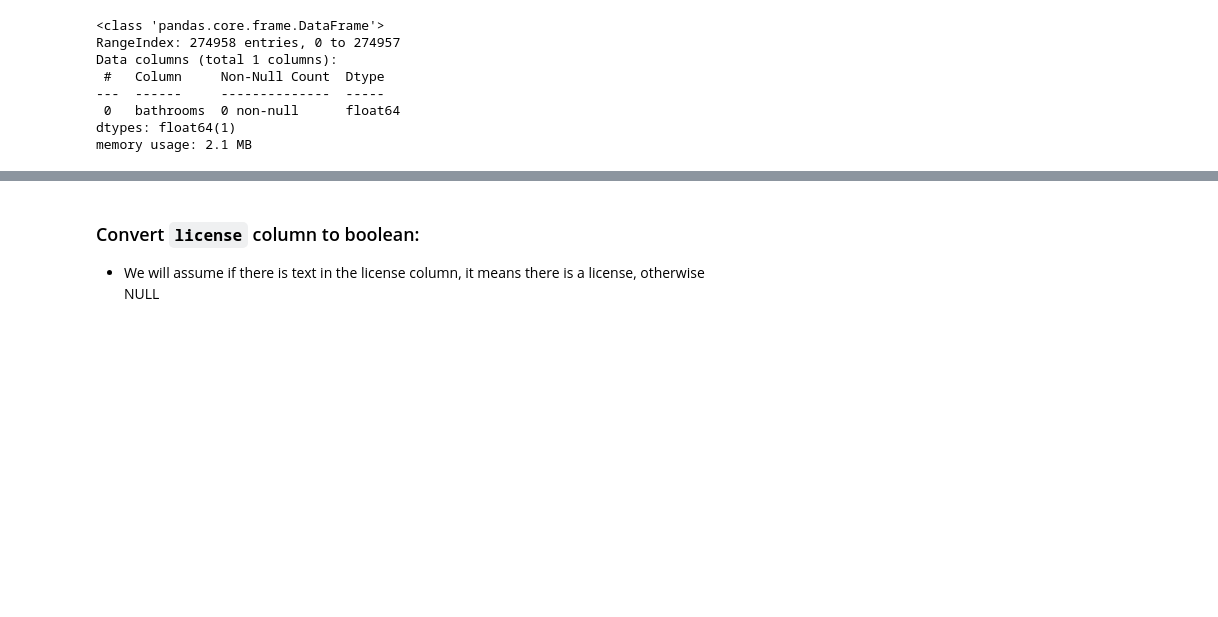
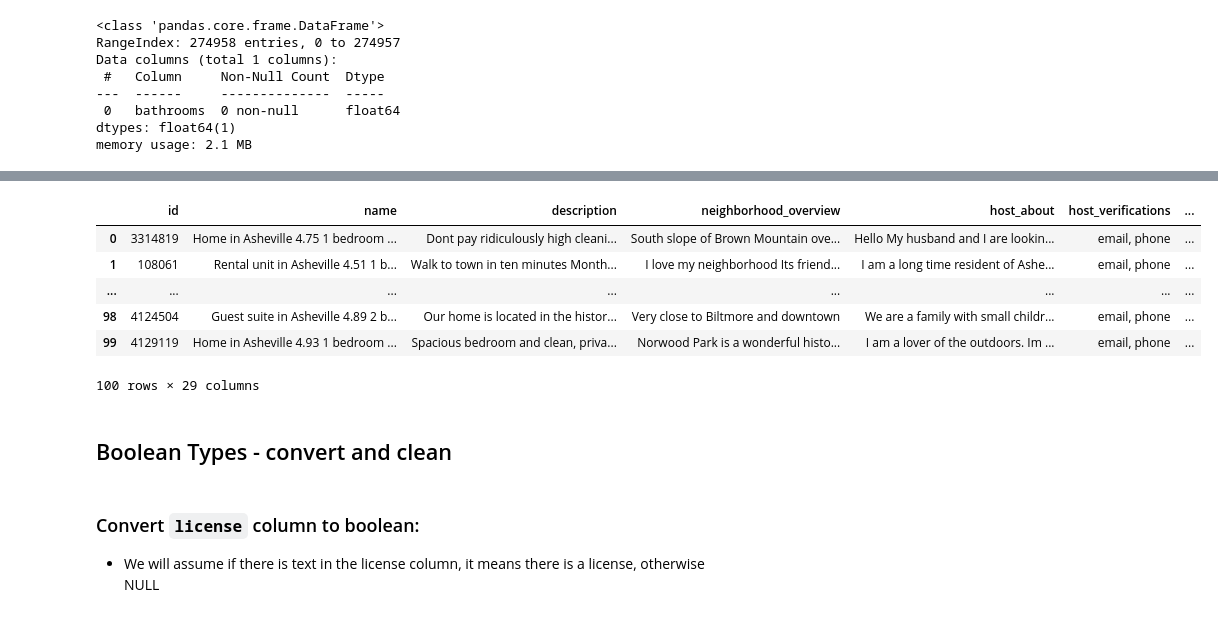
Before and after one commit to clairesarraille/airbnb_price_prediction, a Jupyter notebook: 01_Colab.ipynb, the cells around one changed output, grey strips where cells are left out. Cells and saved outputs as stored; diff of their text form; code cells hidden in the pictures; blank space fills up the shorter version.

Commit message:
Preview with neighborhood cols dropped

```diff
--- a/01_Colab.ipynb
+++ b/01_Colab.ipynb
@@ -224,0 +330,4 @@ for col in range(df.shape[1]):
+# %%
+data_table.enable_dataframe_formatter()
+df.head(100)
+# %% [output]
@@ -225,3 +335,12 @@ for col in range(df.shape[1]):
+|  | id | name | description | neighborhood_overview | host_about | host_verifications | ... |
+| 0 | 3314819 | Home in Asheville 4.75 1 bedroom ... | Dont pay ridiculously high cleani... | South slope of Brown Mountain ove... | Hello My husband and I are lookin... | email, phone | ... |
+| 1 | 108061 | Rental unit in Asheville 4.51 1 b... | Walk to town in ten minutes Month... | I love my neighborhood Its friend... | I am a long time resident of Ashe... | email, phone | ... |
+| ... | ... | ... | ... | ... | ... | ... | ... |
+| 98 | 4124504 | Guest suite in Asheville 4.89 2 b... | Our home is located in the histor... | Very close to Biltmore and downtown | We are a family with small childr... | email, phone | ... |
+| 99 | 4129119 | Home in Asheville 4.93 1 bedroom ... | Spacious bedroom and clean, priva... | Norwood Park is a wonderful histo... | I am a lover of the outdoors. Im ... | email, phone | ... |
+100 rows × 29 columns
+# %% [markdown]
+## Boolean Types - convert and clean
 # %% [markdown]
 ### Convert `license` column to boolean:
 - We will assume if there is text in the license column, it means there is a license, otherwise NULL
```
Also changed, not shown: parts of 49 cells of this notebook.
